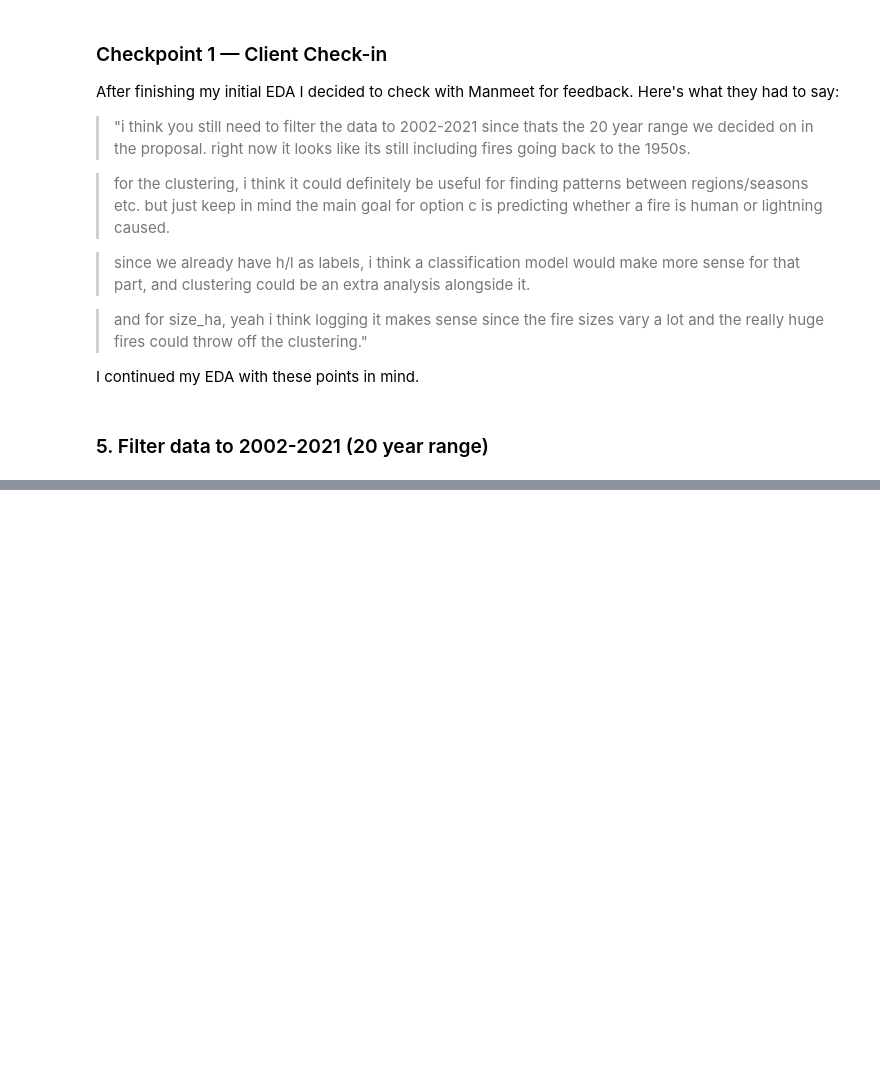
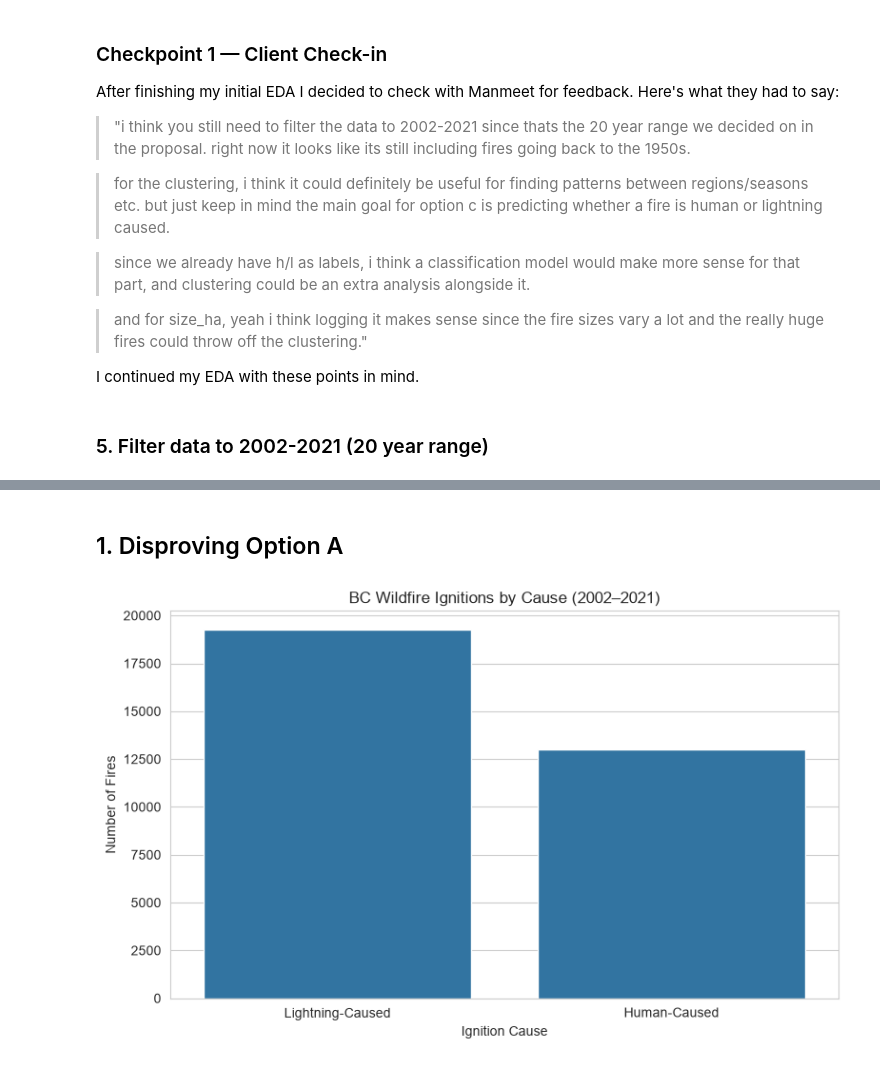
Before and after one commit to cda79/IAT461-Final, a Jupyter notebook: IAT461_wildfires.ipynb, the cells around one changed output, grey strips where cells are left out. Drawn from its saved outputs; the diff is of its cells as text; code cells hidden in the pictures; blank space fills up the shorter version.

```diff
--- a/IAT461_wildfires.ipynb
+++ b/IAT461_wildfires.ipynb
@@ -20,10 +20,23 @@ from sklearn.decomposition import PCA
 from sklearn.manifold import TSNE
 import hdbscan, umap
 
+from sklearn.model_selection import train_test_split
+from sklearn.linear_model import LogisticRegression
+from sklearn.metrics import (
+    confusion_matrix, classification_report,
+    roc_auc_score, roc_curve, ConfusionMatrixDisplay
+)
+
+import statsmodels.api as sm
+import statsmodels.formula.api as smf
+
+import scipy.stats as stats
+
+
 # Configure plotting styles and disable warnings
 # import warnings
 # warnings.filterwarnings("ignore")
-# plt.rcParams["figure.dpi"] = 100
+plt.rcParams["figure.dpi"] = 100
 sns.set_style("whitegrid")
 RANDOM_STATE = 42
 
@@ -372,0 +495,3 @@ I will prepare the data for **Logistic Regression with sklearn (Predictive)** fo
+# %%
+df = pd.read_csv("BC_WILDFIRES.csv")
+df.info()
@@ -372,0 +515,21 @@ I will prepare the data for **Logistic Regression with sklearn (Predictive)** fo
+# %% [markdown]
+## 1. Disproving Option A
+# %%
+df['CAUSE_LABEL'] = df['CAUSE'].map({'H': 'Human-Caused', 'L': 'Lightning-Caused'})
+
+# Counts
+cause_counts = df['CAUSE_LABEL'].value_counts()
+cause_pcts = df['CAUSE_LABEL'].value_counts(normalize=True) * 100
+
+# Graph
+plt.figure(figsize=(8, 5))
+sns.barplot(x=cause_counts.index, y=cause_counts.values)
+
+plt.title('BC Wildfire Ignitions by Cause (2002–2021)')
+plt.xlabel('Ignition Cause')
+plt.ylabel('Number of Fires')
+
+plt.tight_layout()
+plt.show()
+# %% [output]
+[figure, added]
```
Also changed, not shown: parts of 28 cells of this notebook, 1 other file.
